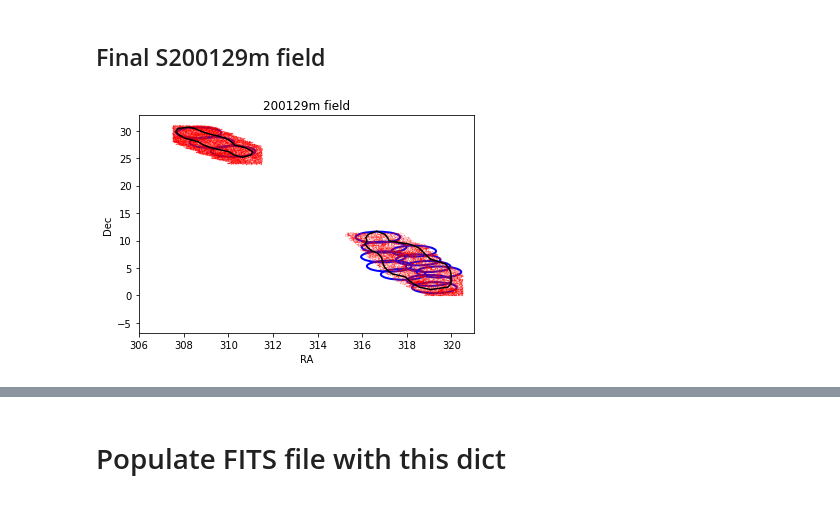
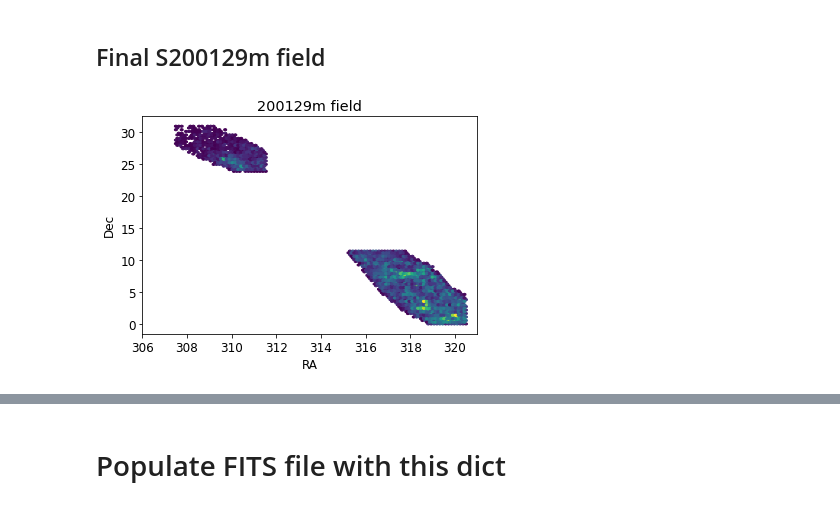
Before and after one commit to Lanasalmon/WEAVE_galaxies, a Jupyter notebook: Combine_191213_200129.ipynb, the cells around one changed output, grey strips where cells are left out. Cells and saved outputs as stored; diff of their text form; code cells hidden in the pictures.

```diff
--- a/Combine_191213_200129.ipynb
+++ b/Combine_191213_200129.ipynb
@@ -101,0 +127,9 @@ Number of sources xmatched in Gaia : 46532
+# %%
+def sep(ra,dec,ra1,dec1):
+    c1=SkyCoord(ra*u.deg, dec*u.deg)
+    c2=SkyCoord(ra1*u.deg, dec1*u.deg)
+    sep = c1.separation(c2)
+    return sep.arcsecond
+
+xmatch_all['separation']=np.abs(sep(xmatch_all['ra_gaia'].values,xmatch_all['dec_gaia'].values,xmatch_all['ra_xmatch'].values,xmatch_all['dec_xmatch'].values))
+xmatch_all=xmatch_all.sort_values('separation').drop_duplicates(subset='our_id', keep='first')
@@ -128,8 +151,12 @@ plt.show()
 # xmatch_all['uwe']=np.sqrt(xmatch_all['astrometric_chi2_al']/(xmatch_all['astrometric_n_good_obs_al']-5))
 # print('Min and Max astrometric error', np.nanmin(xmatch_all['uwe']), np.nanmax(xmatch_all['uwe']))
 xmatch_all['pm_total']=np.sqrt(xmatch_all['pmra']**2+xmatch_all['pmdec']**2)
+xmatch_all['pm_total_sq']=xmatch_all['pmra']**2+xmatch_all['pmdec']**2
+xmatch_all['pm_sig']=np.sqrt(((xmatch_all['pmra']**2)*(xmatch_all['pmra_error']**2))+((xmatch_all['pmdec']**2)*(xmatch_all['pmdec_error']**2)))
 xmatch_all['pm_total_error']=np.sqrt(xmatch_all['pmra_error']**2+xmatch_all['pmdec_error']**2)
 
 xmatch_all['pm_frac_error'] = xmatch_all['pm_total']/xmatch_all['pm_total_error']
+#xmatch_all['pm_sigma'] = np.sqrt((xmatch_all['pmra']/xmatch_all['pmra_error'])**2+(xmatch_all['pmdec']/xmatch_all['pmdec_error'])**2)
+
 print('Mean astrometric error and proper motion',np.mean(xmatch_all['astrometric_excess_noise']),np.mean(xmatch_all['pmra']))
 # %% [output]
@@ -187,12 +452,3 @@ Number of PS sources not cut, plus all GLADE sources :  40445
-# %%
-def sep(ra,dec,ra1,dec1):
-    c1=SkyCoord(ra*u.deg, dec*u.deg)
-    c2=SkyCoord(ra1*u.deg, dec1*u.deg)
-    sep = c1.separation(c2)
-    return sep.arcsecond
-
-xmatch_glade_ps1_cut['separation']=np.abs(sep(xmatch_glade_ps1_cut['ra_gaia'].values,xmatch_glade_ps1_cut['dec_gaia'].values,xmatch_glade_ps1_cut['ra_xmatch'].values,xmatch_glade_ps1_cut['dec_xmatch'].values))
-xmatch_glade_ps1_cut=xmatch_glade_ps1_cut.sort_values('separation').drop_duplicates(subset='our_id', keep='first')
 # %%
 total_cut_df = xmatch_glade_ps1_cut
 print('Number of sources without duplicate xmatches', len(total_cut_df))
@@ -279,12 +535,12 @@ GLADE_ID(total_cut_df)
 ## Take relevant columns from our catalogue
 # %%
 total_cut_df = total_cut_df.reset_index(drop=True)
-FITS_table_from_cat=total_cut_df[['source','our_id','source_id','ra_gaia', 'dec_gaia', 'pmra', 'pmra_error',
+FITS_table_from_cat=total_cut_df[['source','our_id','designation','ra_gaia', 'dec_gaia', 'pmra', 'pmra_error',
                                   'pmdec', 'pmdec_error','parallax', 'parallax_error','phot_g_mean_mag',
                                   'phot_g_mean_mag_err','phot_bp_mean_mag','phot_bp_mean_mag_err',
                                   'phot_rp_mean_mag','phot_rp_mean_mag_err', 'gMeanKronMag', 'gMeanKronMagErr',
                                   'rMeanKronMag', 'rMeanKronMagErr','iMeanKronMag', 'iMeanKronMagErr',
-                                  'objID', 'raMean', 'decMean',
+                                  'objNameHMS', 'raMean', 'decMean',
                                   'gMeanKronMag', 'gMeanKronMagErr','iMeanKronMag', 'iMeanKronMagErr',
                                   'rMeanKronMag', 'rMeanKronMagErr','yMeanKronMag', 'yMeanKronMagErr','zMeanKronMag', 'zMeanKronMagErr',
                                   'ra_glade', 'dec_glade', 'GLADE_ID', 'Hmag', 'e_Hmag','Jmag', 'e_Jmag',  'Kmag', 'eKmag',
@@ -688,39 +979,40 @@ skymap, prob, distmu, distsigma, distnorm, npix, nside, distest, diststd = reads
 
 # Get the integrated probability map
 csm=integrated_probability(prob)
 
 # Identify the x% contours
 contours=hpix_contours(csm,levels=[0.8],nest=False)
 levels=[0.8]
 levelsper=[80]
 
 url='https://gracedb.ligo.org/api/superevents/'+graceid+'/files/LALInference.multiorder.fits'
 skymap=read_sky_map(url, moc=True)
 
 #separate masked array into separate contours
 split_dec, split_ra = split_contours(contours, levels[0],0)
 split_ra2, split_dec2=join_0_360(split_ra, split_dec)
 
 plt.figure(1)
-plt.plot(FITS_table_from_cat['GAIA_RA'], FITS_table_from_cat['GAIA_DEC'],'r.',markersize=0.1)
 
-for r in range(0,len(split_ra2)):
-    plt.plot(split_ra2[r],split_dec2[r],'k-')
+#plt.plot(FITS_table_from_cat['GAIA_RA'], FITS_table_from_cat['GAIA_DEC'],'r.',markersize=0.1)
+plt.hexbin(FITS_table_from_cat['GAIA_RA'][FITS_table_from_cat['GAIA_RA']>253], FITS_table_from_cat['GAIA_DEC'][FITS_table_from_cat['GAIA_RA']>253],mincnt=1)
+#for r in range(0,len(split_ra2)):
+ #   plt.plot(split_ra2[r],split_dec2[r],'r-')
 
 circ_dec=[29.612335710496843, 27.85185949195497, 26.2477161548889,  10.620983658324782, 8.805241967316647, 8.07878740033157, 7.047288229257127, 5.341596273782272, 6.483618852135471, 3.852372305991949, 2.7427172969132414, 4.2772558616878555, 5.270703402542033, 1.4219625799321136]
 circ_ra=[308.6869806094183,309.2686980609418,310.21606648199446,316.7045393542275,316.9835320123155,318.31237072708615,316.95208020841557,317.21364174626984,318.50477619010024,317.83689902897294,319.01122602036787,319.43961474698034,318.955143285703,319.2376411147075]
 
-for k in range(0,len(circ_ra)):
-    plt.gca().add_patch(Circle((circ_ra[k],circ_dec[k]),radius=1,linewidth=2,edgecolor='b',facecolor='none'))
+#for k in range(0,len(circ_ra)):
+#    plt.gca().add_patch(Circle((circ_ra[k],circ_dec[k]),radius=1,linewidth=2,edgecolor='w',facecolor='none'))
 
 plt.xlim(306, 321)
 plt.xlabel('RA')
 plt.ylabel('Dec')
 plt.title('200129m field')
 plt.savefig('200129_final.pdf')
 plt.show()
 # %% [output]
-[figure, old version]
+[figure, new version]
 # %%
 print('Number of sources in field for top contour S200129m : ', len(FITS_table_from_cat[(FITS_table_from_cat['GAIA_RA']>306) & (FITS_table_from_cat['GAIA_RA']<312)]))
 print('Number of sources in field for bottom contour S200129m : ', len(FITS_table_from_cat[(FITS_table_from_cat['GAIA_RA']>315)]))
```
Also changed, not shown: parts of 47 cells of this notebook, 9 other files.
